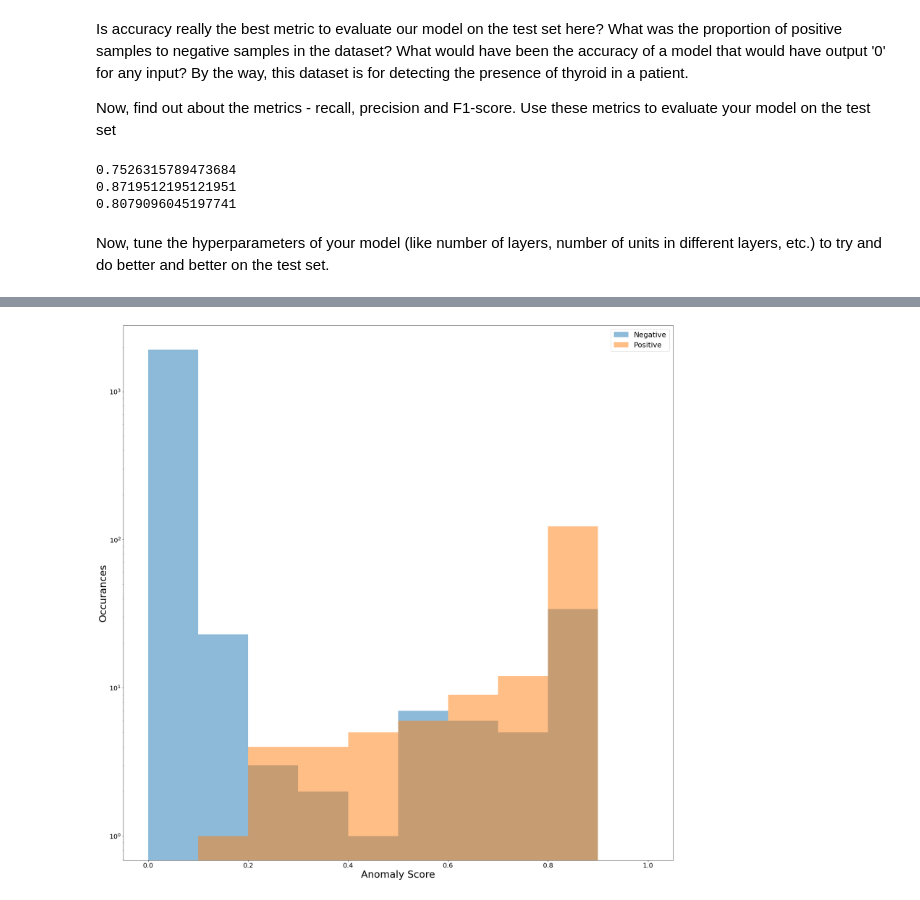
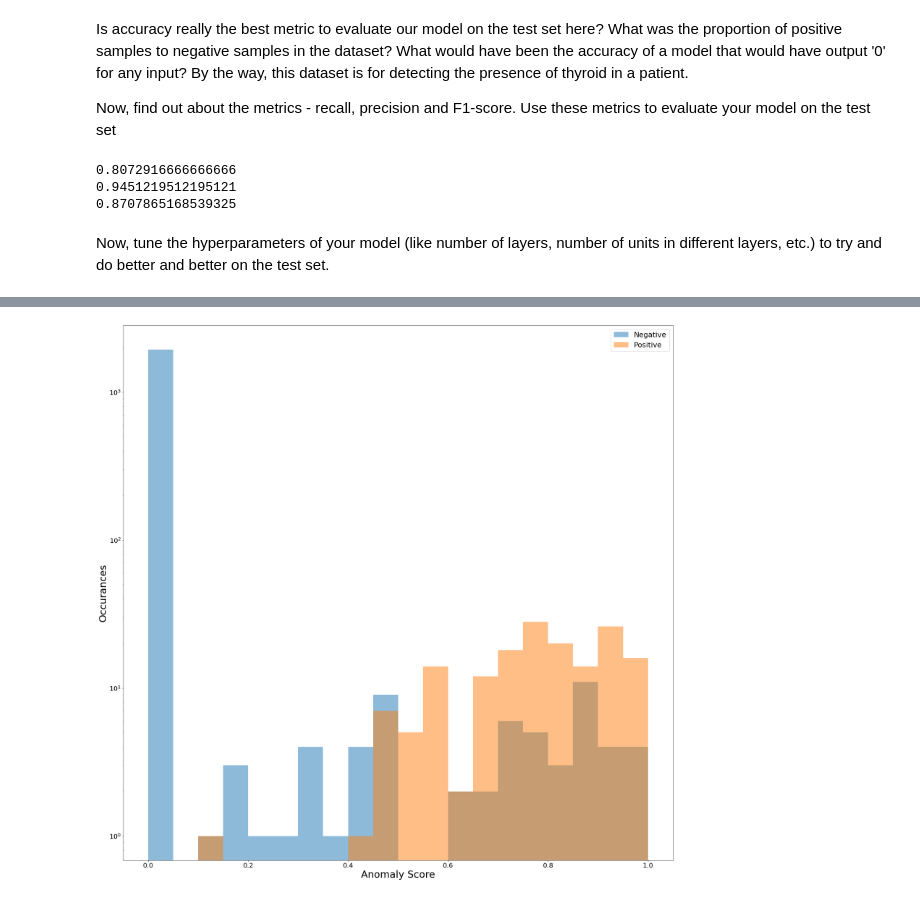
Before and after one commit to sankalppar/Assignment-1, a Jupyter notebook: Assignment4/Assignment4.ipynb, the cells around one changed output, grey strips where cells are left out. Drawn from its saved outputs; the diff is of its cells as text; code cells hidden in the pictures.

Commit message:
Model 1 Assignment-4

```diff
--- a/Assignment4/Assignment4.ipynb
+++ b/Assignment4/Assignment4.ipynb
@@ -66,9 +66,9 @@ Use ReLU activation function in every layer, except the last one, where you'll u
 The choice of the number of layers and the number of units in a layer is totally up to you.
 # %%
 model  = keras.models.Sequential()
-model.add(keras.layers.Dense(3, activation = tf.keras.activations.relu))
-#model.add(keras.layers.Dense(3, activation = tf.keras.activations.relu))
-model.add(keras.layers.Dense(3, activation = tf.keras.activations.relu))
+model.add(keras.layers.Dense(4, activation = tf.keras.activations.relu))
+model.add(keras.layers.Dense(4, activation = tf.keras.activations.relu))
+model.add(keras.layers.Dense(4, activation = tf.keras.activations.relu))
 model.add(keras.layers.Dense(1, activation = tf.keras.activations.sigmoid))
 # %% [markdown]
 #### Training the neural network
@@ -80,5 +80,5 @@ Try to look-up and learn a bit about what stochastic gradient descent and mini-b
 2. Train your model using model.fit() (this will take a while, perhaps a few minutes). Use appropriate number of ephocs and batch size (you have to decide which values work the best). Don't forget that you have to train your model on the training set, and not the test set
 # %%
 model.compile(optimizer = "Adam", loss = "bce", metrics = ["accuracy"])
-model.fit(x_train, y_train, 5, 10, 1)
+model.fit(x_train, y_train, batch_size = 5, epochs = 60, verbose = 1)
 # %% [output]
@@ -108,7 +105,7 @@ Epoch 10/10
 
 Find the accuracy of your trained model on the test set. Don't forget that you had normalized your training set before training the same model.
 # %%
-prediction = model.predict(x_test, 10, 1)
+prediction = model.predict(x_test, batch_size = 30, verbose = 1)
 prediction_fin = np.where(prediction > 0.5, prediction, 0)
 prediction_fin = np.where(prediction_fin <= 0.5, prediction_fin, 1)
 accuracy = np.count_nonzero(y_test - prediction_fin.T == 0)/y_test.size
@@ -128,9 +125,9 @@ print(recall)
 F1_score = 2*recall*precision/(recall + precision)
 print(F1_score)
 # %% [output]
-0.7526315789473684
-0.8719512195121951
-0.8079096045197741
+0.8072916666666666
+0.9451219512195121
+0.8707865168539325
 # %% [markdown]
 Now, tune the hyperparameters of your model (like number of layers, number of units in different layers, etc.) to try and do better and better on the test set.
 # %% [markdown]
@@ -150,16 +147,16 @@ Now, what can you infer from the histograms you got? How should an ideal pair of
 # %%
 positive = prediction[tuple(test_pos)]
 negative = prediction[tuple(test_neg)]
 plt.rcParams.update({'font.size' : 22})
 plt.rc('xtick', labelsize = 20)
 plt.rc('ytick', labelsize = 20)
 figure, axis = plt.subplots(figsize = (30, 30))
-nbins = 10
+nbins = 20
 axis.hist(negative, nbins, range = [0, 1], log = True, alpha = 0.5, label = 'Negative')
 axis.hist(positive, nbins, range = [0, 1], log = True, alpha = 0.5, label = 'Positive')
 plt.xlabel("Anomaly Score", size = 30)
 plt.ylabel("Occurances", size = 30)
 plt.legend(loc = 'upper right')
 plt.show()
 # %% [output]
-[figure, old version]
+[figure, new version]
```
Also changed, not shown: parts of 2 cells of this notebook.
